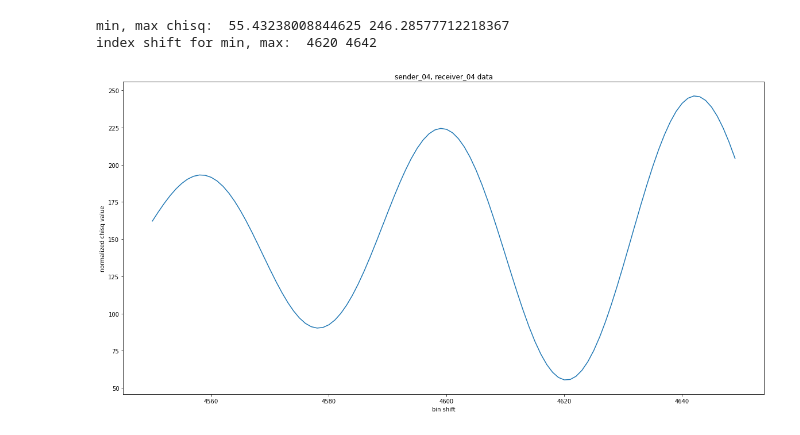
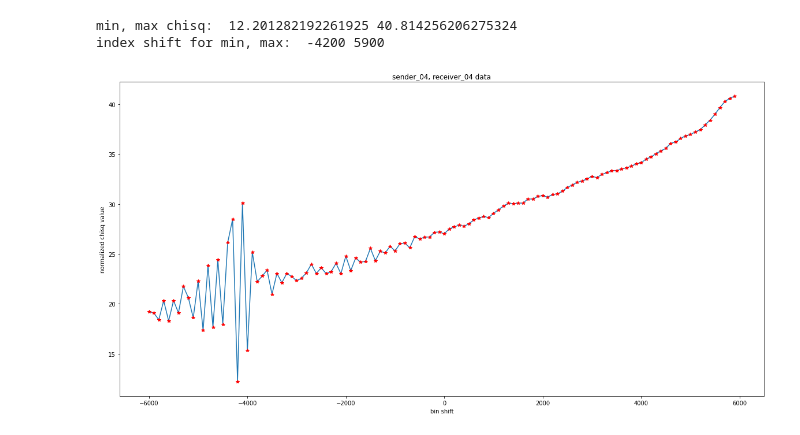
Before and after one commit to abyssmu/Phys398-Datalogger, a Jupyter notebook: Analysis/analysis.ipynb, the cells around one changed output. Cells and saved outputs as stored; diff of their text form; code cells hidden in the pictures.

```diff
--- a/Analysis/analysis.ipynb
+++ b/Analysis/analysis.ipynb
@@ -83,7 +114,7 @@ def plot_shift(s, r, low_shift, high_shift, step):
     last_bin = 60000-5001
 
     s = s.astype(float) - np.mean(s)
-    r = r.astype(float) - np.mean(r04)
+    r = r.astype(float) - np.mean(r)
     s_normalized = s / np.sqrt(np.std(s[first_bin: last_bin]))
     r_normalized = r / np.sqrt(np.std(r[first_bin: last_bin]))
 
@@ -129,9 +160,11 @@ def plot_shift(s, r, low_shift, high_shift, step):
     # plot stuff: sender, receiver 02
     plt.figure(figsize=(20,10))
     plt.plot(bin_shift_array, normalized_chisq_array)
+    plt.plot(bin_shift_array, normalized_chisq_array, 'r*')
 
     # set labels and title
     plt.xlabel("bin shift")
     plt.ylabel("normalized chisq value")
     the_title = "sender_04, receiver_04 data"
     plt.title(the_title)
+    return normalized_chisq_array, min_shift_chisq
@@ -150,6 +171,6 @@ index shift for min, max:  4620 4640
-# %%
-plot_shift(s04, r04, 4550, 4650, 1)
-# %% [output]
-min, max chisq:  55.43238008844625 246.28577712218367
-index shift for min, max:  4620 4642
-[figure, removed]
+# %%
+chi, min_shift = plot_shift(s, r, -6000, 6000, 100)
+# %% [output]
+min, max chisq:  12.201282192261925 40.814256206275324
+index shift for min, max:  -4200 5900
+[figure, added]
```
Also changed, not shown: parts of 17 cells of this notebook.
